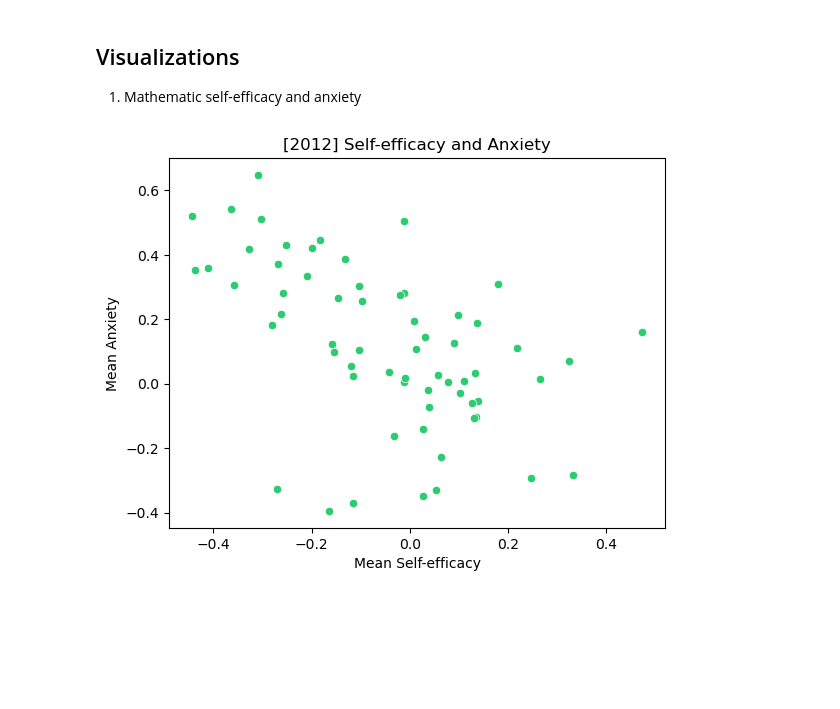
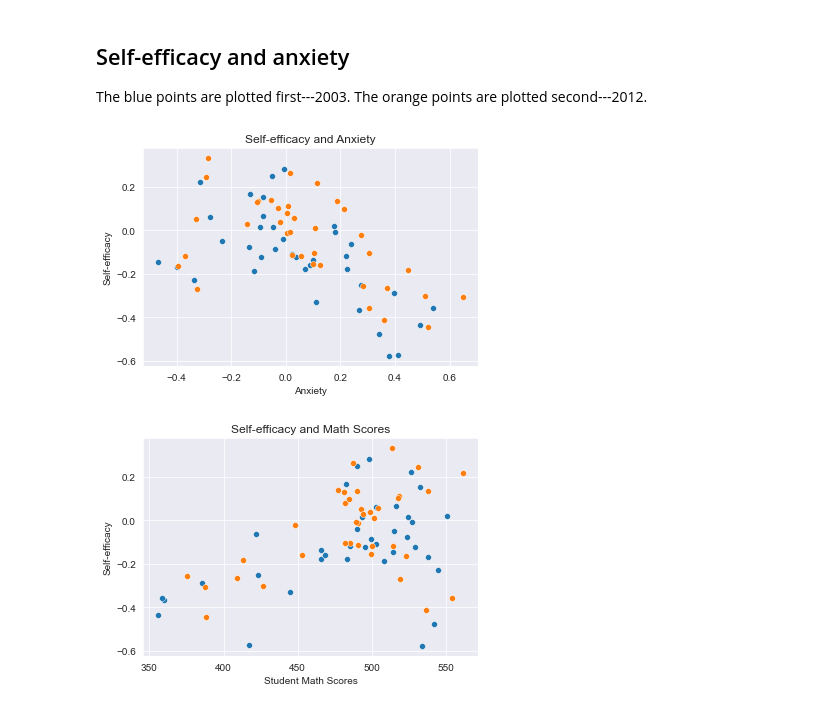
Before and after one commit to curiotiks/pisa_analysis, a Jupyter notebook: pisa_visuals.ipynb, the cells around one changed output. Drawn from its saved outputs; the diff is of its cells as text; code cells hidden in the pictures; blank space fills up the shorter version.

Commit message:
Publishable version with charts for self-concept, scores, anxiety, and student fees.

```diff
--- a/pisa_visuals.ipynb
+++ b/pisa_visuals.ipynb
@@ -43,31 +29,51 @@ df_out.head(100)
-# %% [markdown]
-## Visualizations
-
-1. Mathematic self-efficacy and anxiety
+# %%
+def plotyplot(map_dict, data=df):
+
+    x1 = map_dict['x03']
+    y1 = map_dict['y03']
+    x2 = map_dict['x12']
+    y2 = map_dict['y12']
+
+    for each in [(x1, y1), (x2, y2)]:
+        sns.scatterplot(data=data, x=data[each[0]], y=data[each[1]])  \
+            .set(title=map_dict['title'],
+                 ylabel = "Self-efficacy",
+                 xlabel = map_dict['x'])
+    # Fix origin of self-efficacy axis to 0.
+    # Add regression line to plots (https://www.python-graph-gallery.com/web-scatterplot-text-annotation-and-regression-matplotlib)
+    # Separate plots (or make option) so they aren't overlaid
+
+
+    plt.show()
+# %% [markdown]
+## Self-efficacy and anxiety
+The blue points are plotted first---2003.
+The orange points are plotted second---2012.
 # %%
-pix = {
-    'x03': 'self_eff_avg_2003',
-    'x12': 'self_eff_avg_2012',
-    'y03': 'anxiety_avg_2003',
-    'y12': 'anxiety_avg_2012',
-    'idx': 'International Average (OECD)',
-    'title': 'Self-efficacy and Anxiety'
+vari = {
+    'y03':      'self_eff_avg_2003',
+    'y12':      'self_eff_avg_2012',
+    'x03':      'anxiety_avg_2003',
+    'x12':      'anxiety_avg_2012',
+    'idx':      'International Average (OECD)',
+    'title':    'Self-efficacy and Anxiety',
+    'x':        'Anxiety'
 }
 
-def plotyplot(pix):
-    sns.scatter
+plotyplot(vari)
+# %% [output]
+[figure, added]
-# %%
-sns.scatterplot(data=df_out, x=x03, y=y03, color={'#9B59B6'}, alpha=1)   \
-    .set(title="[2003] Self-efficacy and Anxiety",
-        xlabel = "Mean Self-efficacy",
-        ylabel = "Mean Anxiety")
-plt.show()
-
-sns.scatterplot(data=df_out, x=x12, y=y12, color={'#2ECC71'})   \
-    .set(title="[2012] Self-efficacy and Anxiety",
-         xlabel = "Mean Self-efficacy",
-         ylabel = "Mean Anxiety")
-
-plt.show()
-# %% [output]
-[figure, removed]
+# %%
+vari = {
+    'y03':      'self_eff_avg_2003',
+    'y12':      'self_eff_avg_2012',
+    'x03':      'overall_score_avg_2003',
+    'x12':      'overall_score_avg_2012',
+    'idx':      'International Average (OECD)',
+    'title':    'Self-efficacy and Math Scores',
+    'x':        'Student Math Scores'
+}
+
+plotyplot(vari)
+# %% [output]
+[figure, added]
```
Also changed, not shown: parts of 5 cells of this notebook, 1 other file.
